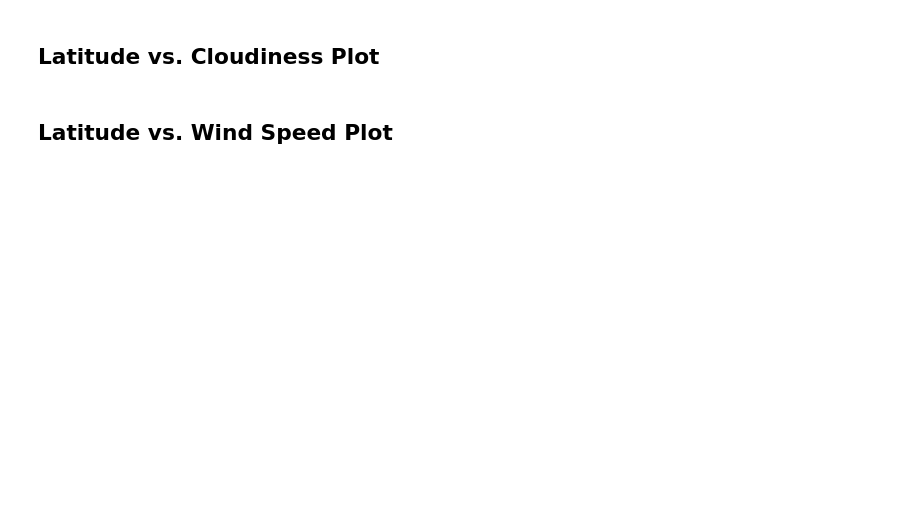
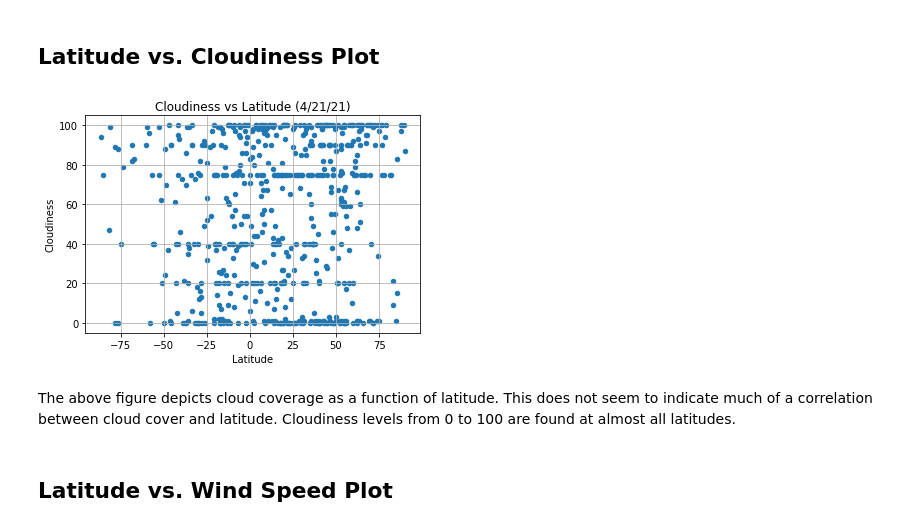
Before and after one commit to dlkennen/python_api_challenge, a Jupyter notebook: WeatherPy/WeatherPy.ipynb, the cells around one changed output. Cells and saved outputs as stored; diff of their text form; code cells hidden in the pictures; blank space fills up the shorter version.

```diff
--- a/WeatherPy/WeatherPy.ipynb
+++ b/WeatherPy/WeatherPy.ipynb
@@ -184,4 +237,18 @@ Skip this step if there are no cities that have humidity > 100%.
 # %% [markdown]
 ## Latitude vs. Cloudiness Plot
+# %%
+#Filter the Data frame for the latitude and cloudiness columns
+lat_and_cloud = cleaned_weather_df[["Latitude", "Cloudiness"]]
+
+#Use df.plot to create a scatter plot
+lat_and_cloud.plot(kind = "scatter", x="Latitude", y="Cloudiness", grid=True, title="Cloudiness vs Latitude (4/21/21)")
+
+plt.savefig("output_data/fig3.png")
+
+plt.show()
+# %% [output]
+[figure, added]
+# %% [markdown]
+The above figure depicts cloud coverage as a function of latitude. This does not seem to indicate much of a correlation between cloud cover and latitude. Cloudiness levels from 0 to 100 are found at almost all latitudes.
 # %% [markdown]
 ## Latitude vs. Wind Speed Plot
```
Also changed, not shown: parts of 31 cells of this notebook, 14 other files.
